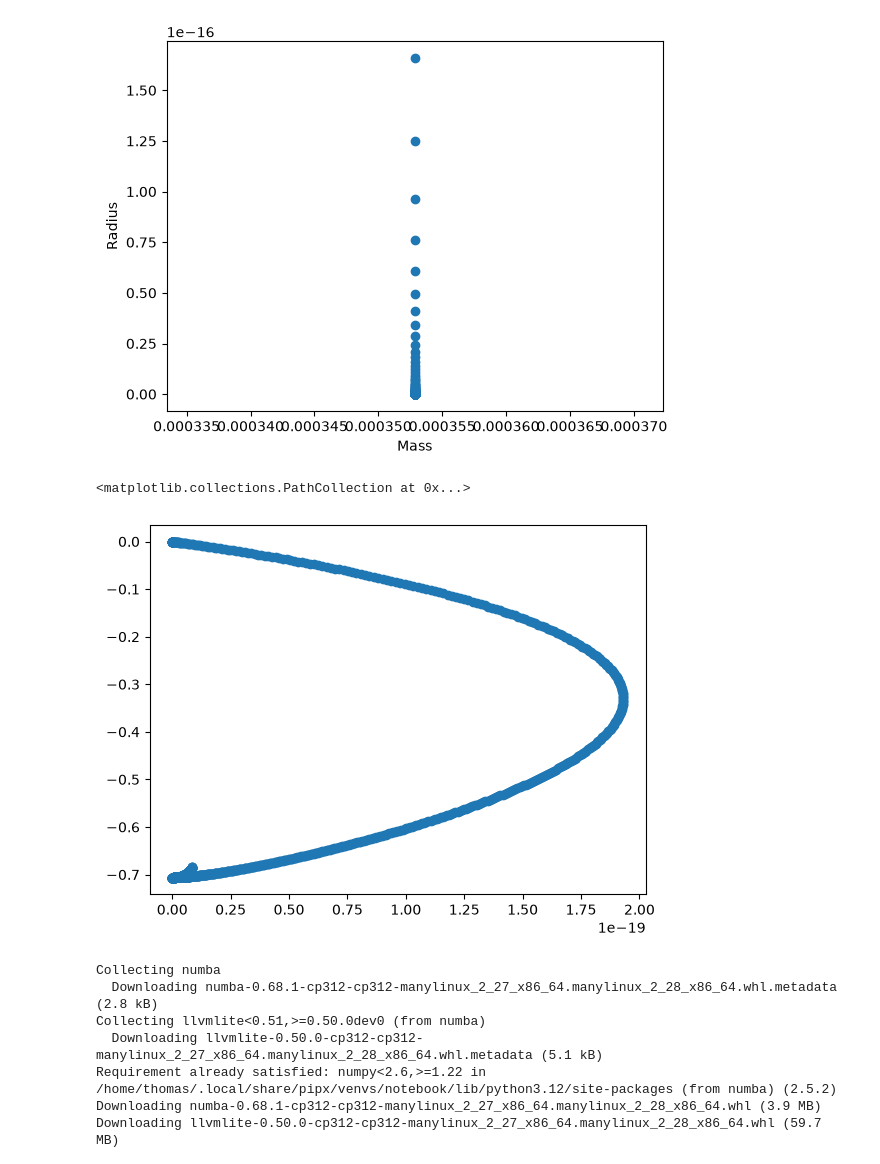
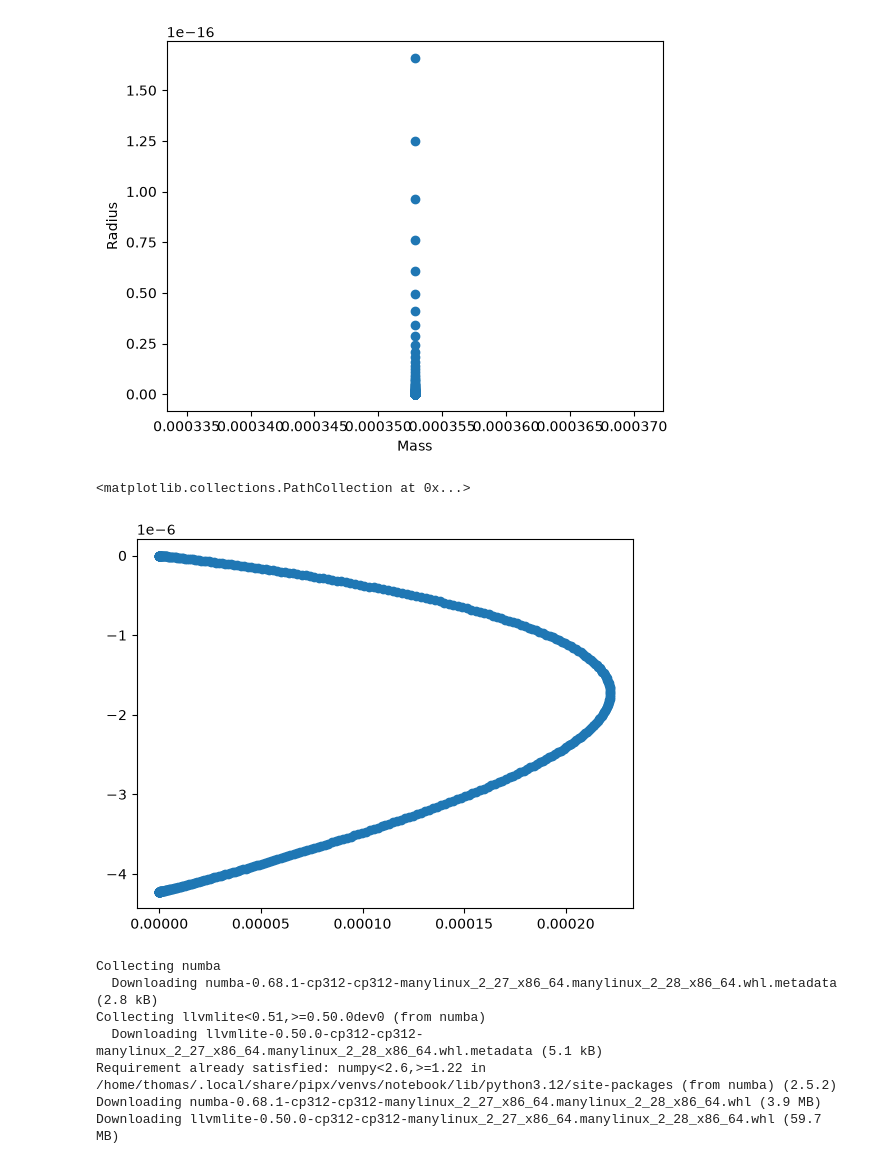
Before and after one commit to ThomasJenkins-phys/Comproj, a Jupyter notebook: Computing Project.ipynb, the cells around one changed output. Saved outputs shown, nothing was run; the diff lists cells and outputs as text; code cells hidden in the pictures.

```diff
--- a/Computing Project.ipynb
+++ b/Computing Project.ipynb
@@ -262,36 +262,41 @@ import scipy as sci
 import math
 
 X = np.array([0., 1.]) # these are initial conditions
 
 
-ns = 3
+ns = 3/2
 def Lane_Emden(t, fns, n):
     coupling = np.array([- (fns[1] ** n) * t**2, fns[0]/(t**2)])
     return coupling
 
-solved = sci.integrate.solve_ivp(Lane_Emden, [0.000000000000000000001, 10], X, args = (ns,), max_step = 0.01)
+
+def surface(t, fns, n):
+    return fns[1] - 1/1000000000
+
+surface.terminal = True
+solved = sci.integrate.solve_ivp(Lane_Emden, [0.00001, 10], X, args = (ns,), max_step = 0.01, events=surface)
 
 
 # plt.scatter(solved.t, solved.y[1])
 
 n = ns
 eps_0 = 0.01
 
 K_nr = (cst.hbar.value**2) / (15 *math.pi**2 * cst.m_e.value) * ((3 * math.pi * (1/atomic_ratio) / (m_N * c**2))**(5/3))
 
 
 
 Mass_constants = 4 * math.pi * (((n + 1) * K_nr)/ (4 * math.pi * cst.G.value))**(3/2) * (eps_0 * cst.c.value ** 2 )**((3-n)/2*n)
 
 MASS = Mass_constants * (eps_0 ** ((3-n)/2) * (solved.y[1] **2) * abs(solved.y[0]))
 
 Radius_constants = (((n + 1) * K_nr)/ (4 * math.pi * cst.G.value))**(1/2)
 RADIUS = Radius_constants * eps_0 ** ((1-n)/2*n) * solved.y[0]
 
 plt.scatter(MASS,RADIUS)
 # %% [output]
 <matplotlib.collections.PathCollection at 0x...>
-[figure, old version]
+[figure, new version]
 # %%
 %pip install numba
 # %% [output]
```
Also changed, not shown: parts of 2 cells of this notebook.
